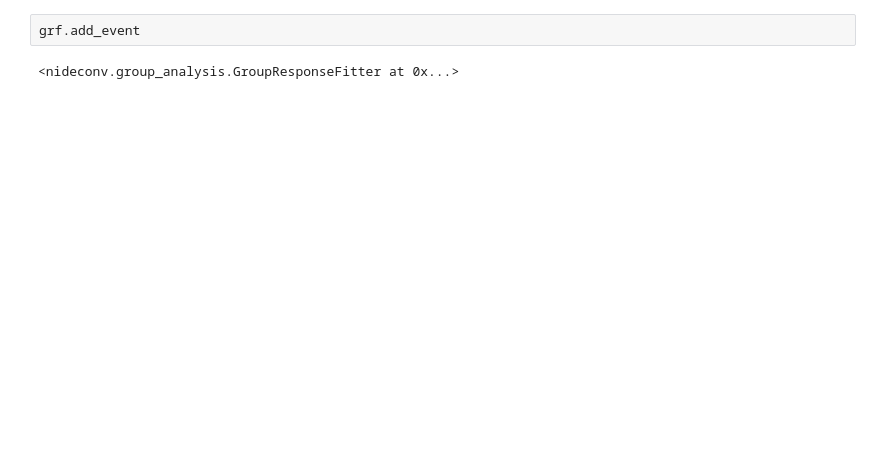
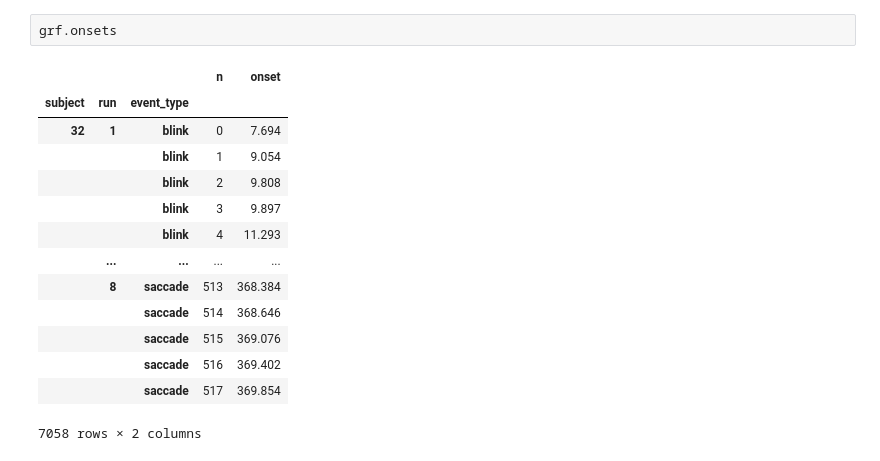
Before and after one commit to Gilles86/risk_experiment, a Jupyter notebook: risk_experiment/pupil/eye.ipynb, the cells around one changed output. Cells and saved outputs as stored; diff of their text form; blank space fills up the shorter version.

Commit message:
Updated eye analysis

```diff
--- a/risk_experiment/pupil/eye.ipynb
+++ b/risk_experiment/pupil/eye.ipynb
@@ -14,4 +37,17 @@ grf = nideconv.GroupResponseFitter(pupil['pupil'], onsets=saccades, input_sample
 # %%
-grf.add_event
+grf.onsets
 # %% [output]
+|  |  |  | n | onset |
+| subject | run | event_type |  |  |
+| 32 | 1 | blink | 0 | 7.694 |
+|  |  | blink | 1 | 9.054 |
+|  |  | blink | 2 | 9.808 |
+|  |  | blink | 3 | 9.897 |
+|  |  | blink | 4 | 11.293 |
+|  | ... | ... | ... | ... |
+|  | 8 | saccade | 513 | 368.384 |
+|  |  | saccade | 514 | 368.646 |
+|  |  | saccade | 515 | 369.076 |
+|  |  | saccade | 516 | 369.402 |
+|  |  | saccade | 517 | 369.854 |
-<nideconv.group_analysis.GroupResponseFitter at 0x...>
+7058 rows × 2 columns
```
Also changed, not shown: parts of 11 cells of this notebook.
